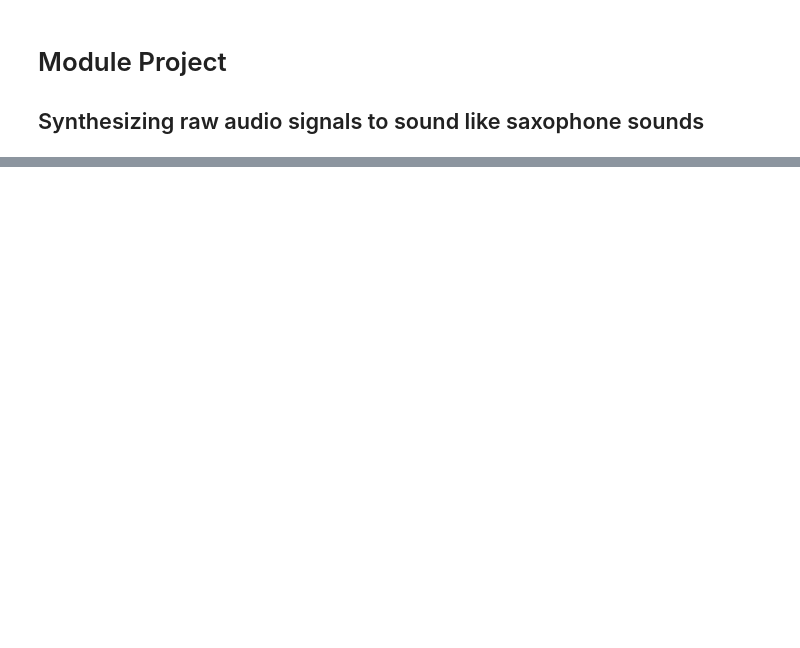
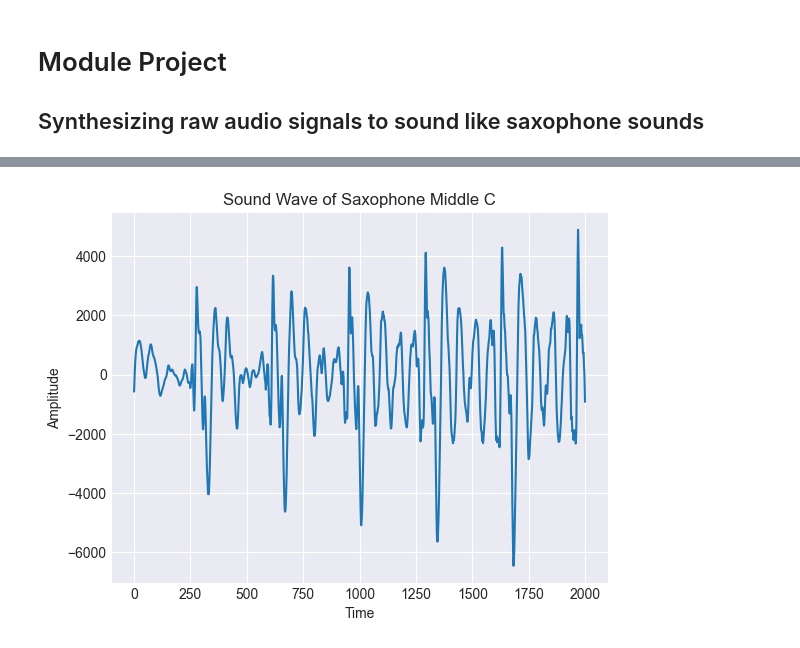
Before and after one commit to boriakinola01/Speech_Audio, a Jupyter notebook: Analysis.ipynb, the cells around one changed output, grey strips where cells are left out. Drawn from its saved outputs; the diff is of its cells as text; code cells hidden in the pictures; blank space fills up the shorter version.

```diff
--- a/Analysis.ipynb
+++ b/Analysis.ipynb
@@ -43,0 +63,2 @@ ipd.Audio(sine_wave, rate=44100, normalize=True)
+# %%
+sax_sample_rate, sax_middle_c = wavfile.read('data/sax_c.wav')
@@ -43,0 +69,8 @@ ipd.Audio(sine_wave, rate=44100, normalize=True)
+# %%
+plt.plot(sax_middle_c[500:2500])
+plt.xlabel('Time')
+plt.ylabel('Amplitude')
+plt.title('Sound Wave of Saxophone Middle C')
+plt.grid()
+# %% [output]
+[figure, added]
```
Also changed, not shown: parts of 22 cells of this notebook, 7 other files.
